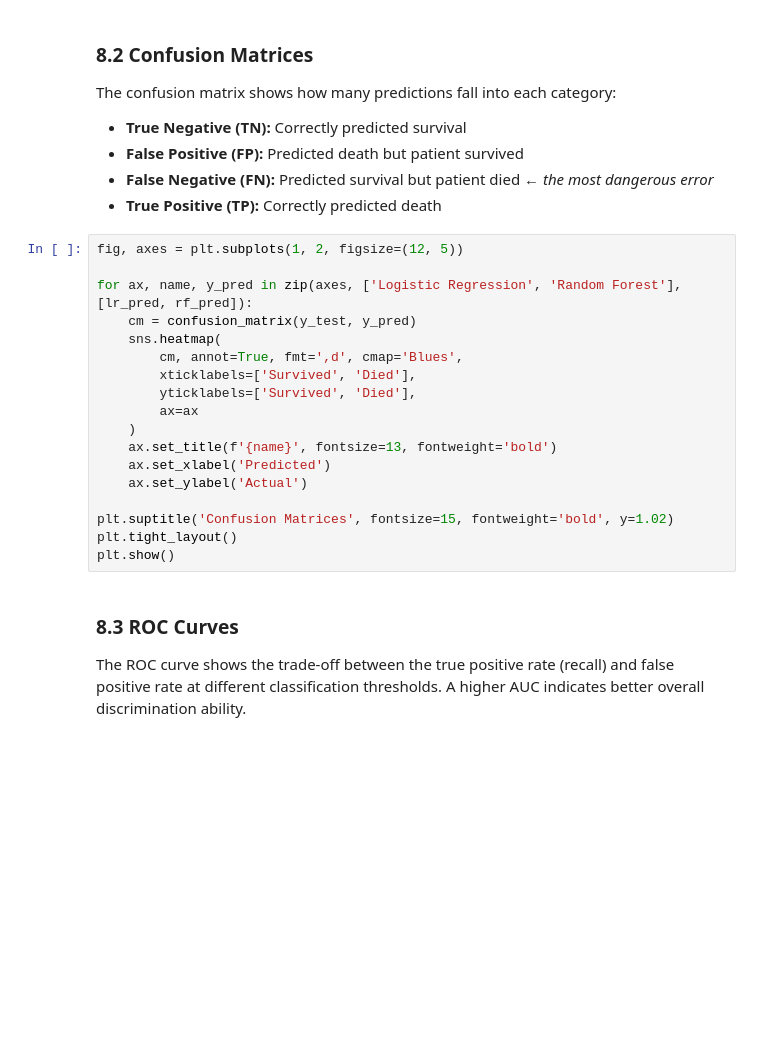
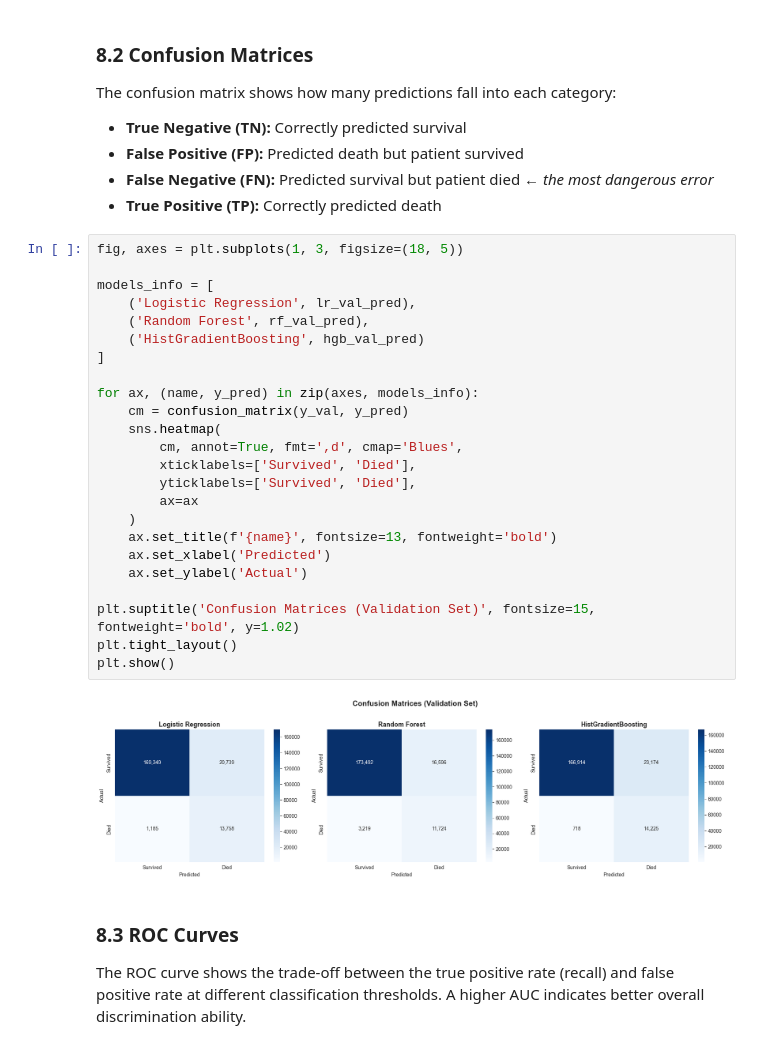
Before and after one commit to Shu6136713/covid19_final_ML_project, a Jupyter notebook: modeling.ipynb, the cells around one changed output. Drawn from its saved outputs; the diff is of its cells as text; blank space fills up the shorter version.

```diff
--- a/modeling.ipynb
+++ b/modeling.ipynb
@@ -238,23 +386,31 @@ The confusion matrix shows how many predictions fall into each category:
 - **False Negative (FN):** Predicted survival but patient died ← *the most dangerous error*
 - **True Positive (TP):** Correctly predicted death
 # %%
-fig, axes = plt.subplots(1, 2, figsize=(12, 5))
+fig, axes = plt.subplots(1, 3, figsize=(18, 5))
 
-for ax, name, y_pred in zip(axes, ['Logistic Regression', 'Random Forest'], [lr_pred, rf_pred]):
-    cm = confusion_matrix(y_test, y_pred)
+models_info = [
+    ('Logistic Regression', lr_val_pred),
+    ('Random Forest', rf_val_pred),
+    ('HistGradientBoosting', hgb_val_pred)
+]
+
+for ax, (name, y_pred) in zip(axes, models_info):
+    cm = confusion_matrix(y_val, y_pred)
     sns.heatmap(
         cm, annot=True, fmt=',d', cmap='Blues',
         xticklabels=['Survived', 'Died'],
         yticklabels=['Survived', 'Died'],
         ax=ax
     )
     ax.set_title(f'{name}', fontsize=13, fontweight='bold')
     ax.set_xlabel('Predicted')
     ax.set_ylabel('Actual')
 
-plt.suptitle('Confusion Matrices', fontsize=15, fontweight='bold', y=1.02)
+plt.suptitle('Confusion Matrices (Validation Set)', fontsize=15, fontweight='bold', y=1.02)
 plt.tight_layout()
 plt.show()
+# %% [output]
+[figure, added]
 # %% [markdown]
 ### 8.3 ROC Curves
 
```
Also changed, not shown: parts of 39 cells of this notebook, 2 other files.
